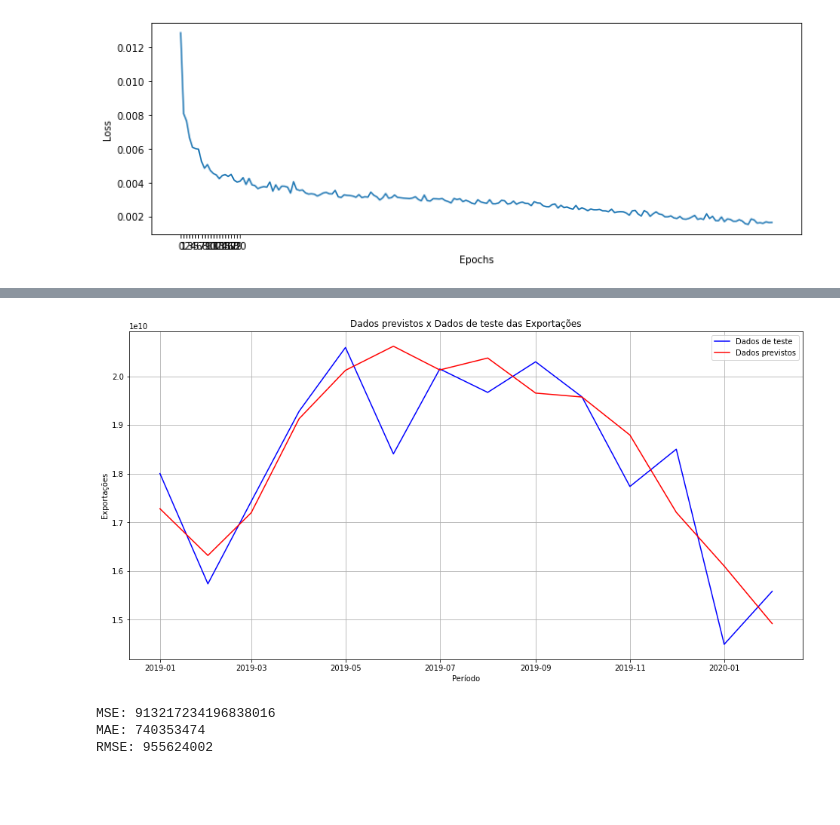
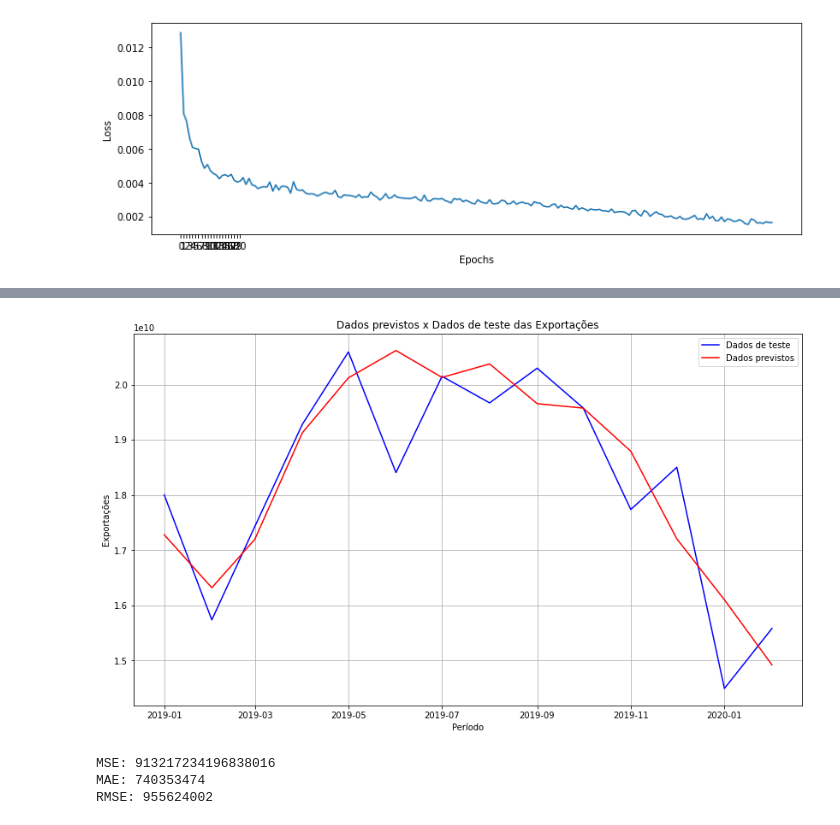
Before and after one commit to mmbs1989/TCC-PUCMINAS, a Jupyter notebook: Notebook_TCC_PUC.ipynb, the cells around one changed output, grey strips where cells are left out. Drawn from its saved outputs; the diff is of its cells as text; code cells hidden in the pictures; blank space fills up the shorter version.

```diff
--- a/Notebook_TCC_PUC.ipynb
+++ b/Notebook_TCC_PUC.ipynb
@@ -2127,16 +2107,16 @@ plt.show()
 # %%
 #Plotagem dos dados de teste e dados previstos
-plt.figure(figsize=(16,8))
+plt.figure(figsize=(14,8))
 plt.plot(dfexp_test_lstm.index, test_lstm, color = 'blue', label = 'Dados de teste')
 plt.plot(dfexp_test_lstm.index, lstm_predictions, color = 'red', label = 'Dados previstos')
 plt.title('Dados previstos x Dados de teste das Exportações')
 plt.xlabel('Período')
 plt.ylabel('Exportações')
 plt.legend()
 plt.grid(True)
 plt.show()
 # %% [output]
-[figure, old version]
+[figure, new version]
 # %%
 #Cálculo do erro
 MAELSTMEXP = int(mean_absolute_error(dfexp_test_lstm,lstm_predictions))
```
Also changed, not shown: parts of 5 cells of this notebook.
